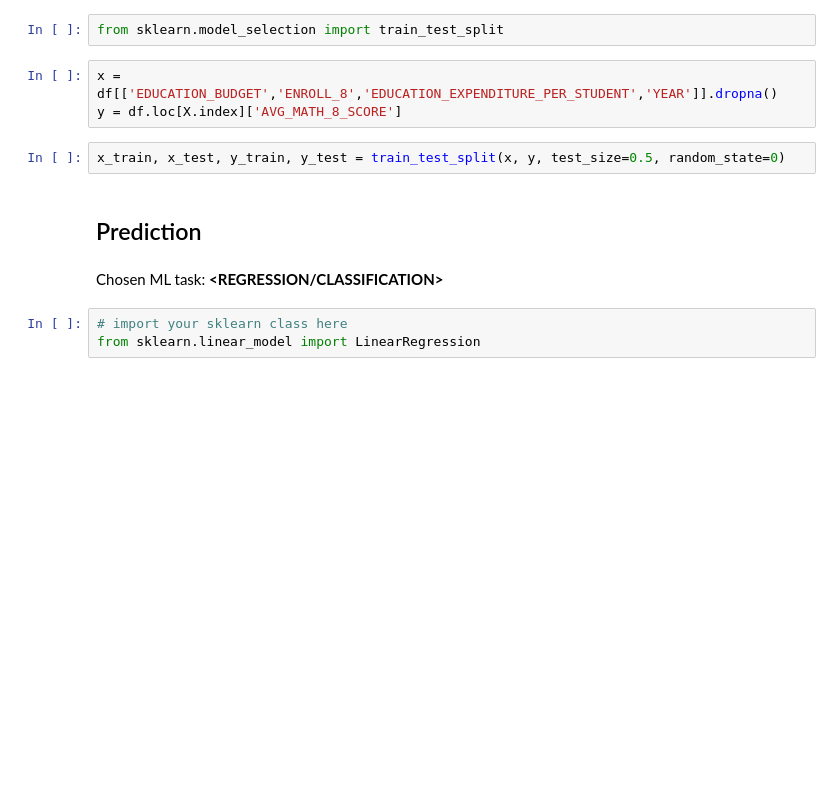
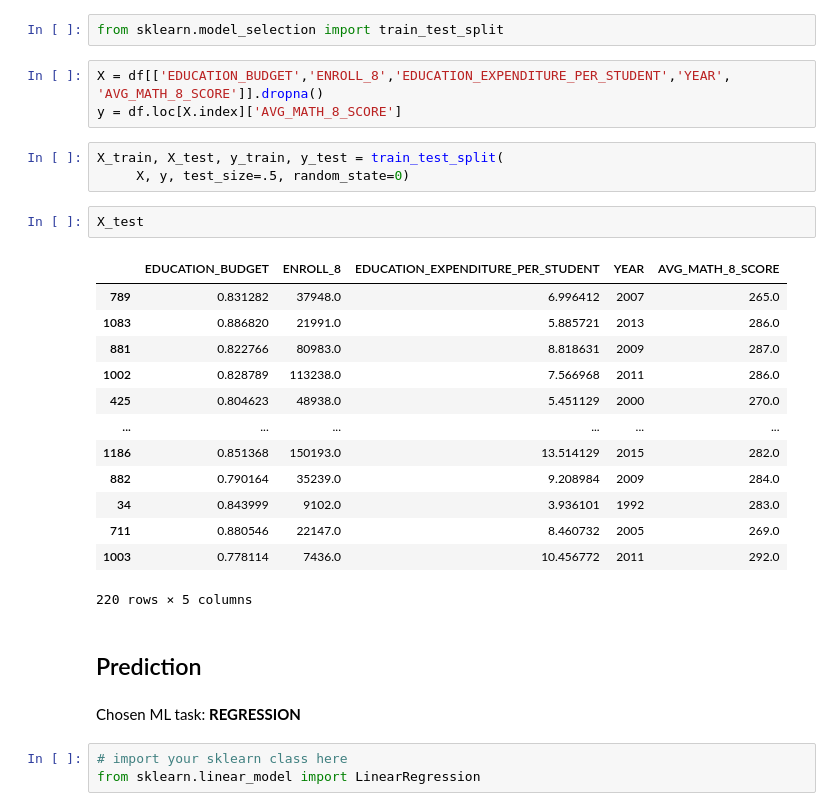
Before and after one commit to roshnimisra/mdst_workshops, a Jupyter notebook: workshop3/checkpoint3.ipynb, the cells around one changed output. Saved outputs shown, nothing was run; the diff lists cells and outputs as text; blank space fills up the shorter version.

```diff
--- a/workshop3/checkpoint3.ipynb
+++ b/workshop3/checkpoint3.ipynb
@@ -126,14 +126,31 @@ _Use this space to create train/test data_
 # %%
 from sklearn.model_selection import train_test_split
 # %%
-x = df[['EDUCATION_BUDGET','ENROLL_8','EDUCATION_EXPENDITURE_PER_STUDENT','YEAR']].dropna()
+X = df[['EDUCATION_BUDGET','ENROLL_8','EDUCATION_EXPENDITURE_PER_STUDENT','YEAR', 'AVG_MATH_8_SCORE']].dropna()
 y = df.loc[X.index]['AVG_MATH_8_SCORE']
 # %%
-x_train, x_test, y_train, y_test = train_test_split(x, y, test_size=0.5, random_state=0)
+X_train, X_test, y_train, y_test = train_test_split(
+     X, y, test_size=.5, random_state=0)
+# %%
+X_test
+# %% [output]
+|  | EDUCATION_BUDGET | ENROLL_8 | EDUCATION_EXPENDITURE_PER_STUDENT | YEAR | AVG_MATH_8_SCORE |
+| 789 | 0.831282 | 37948.0 | 6.996412 | 2007 | 265.0 |
+| 1083 | 0.886820 | 21991.0 | 5.885721 | 2013 | 286.0 |
+| 881 | 0.822766 | 80983.0 | 8.818631 | 2009 | 287.0 |
+| 1002 | 0.828789 | 113238.0 | 7.566968 | 2011 | 286.0 |
+| 425 | 0.804623 | 48938.0 | 5.451129 | 2000 | 270.0 |
+| ... | ... | ... | ... | ... | ... |
+| 1186 | 0.851368 | 150193.0 | 13.514129 | 2015 | 282.0 |
+| 882 | 0.790164 | 35239.0 | 9.208984 | 2009 | 284.0 |
+| 34 | 0.843999 | 9102.0 | 3.936101 | 1992 | 283.0 |
+| 711 | 0.880546 | 22147.0 | 8.460732 | 2005 | 269.0 |
+| 1003 | 0.778114 | 7436.0 | 10.456772 | 2011 | 292.0 |
+220 rows × 5 columns
 # %% [markdown]
 <h2> Prediction </h2>
 # %% [markdown]
-Chosen ML task: **<REGRESSION/CLASSIFICATION>**
+Chosen ML task: **REGRESSION**
 # %%
 # import your sklearn class here
 from sklearn.linear_model import LinearRegression
```
Also changed, not shown: parts of 6 cells of this notebook, 2 other files.
